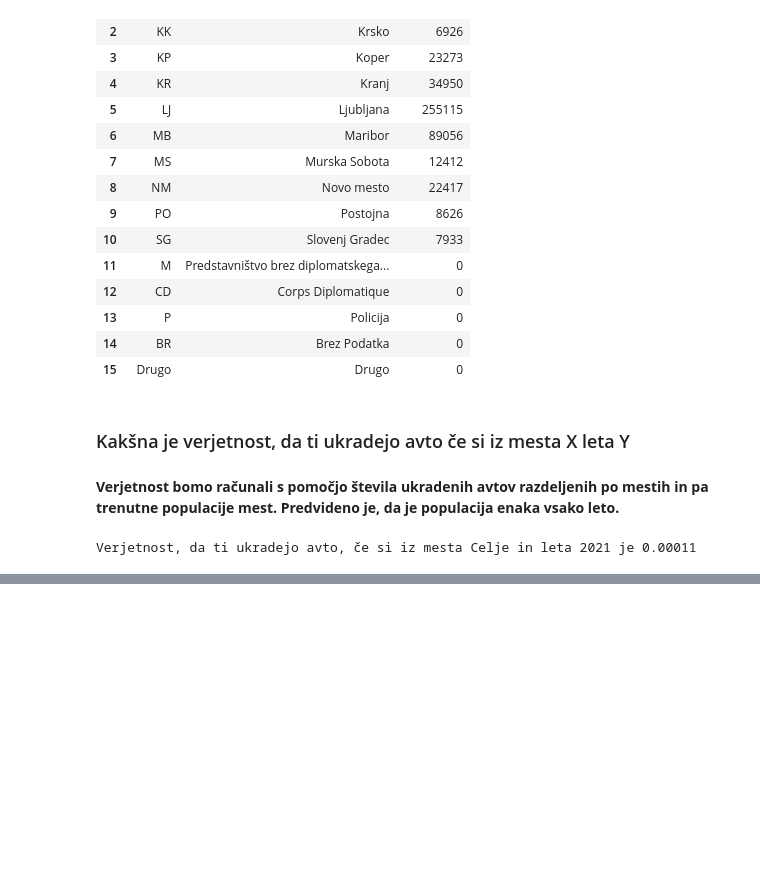
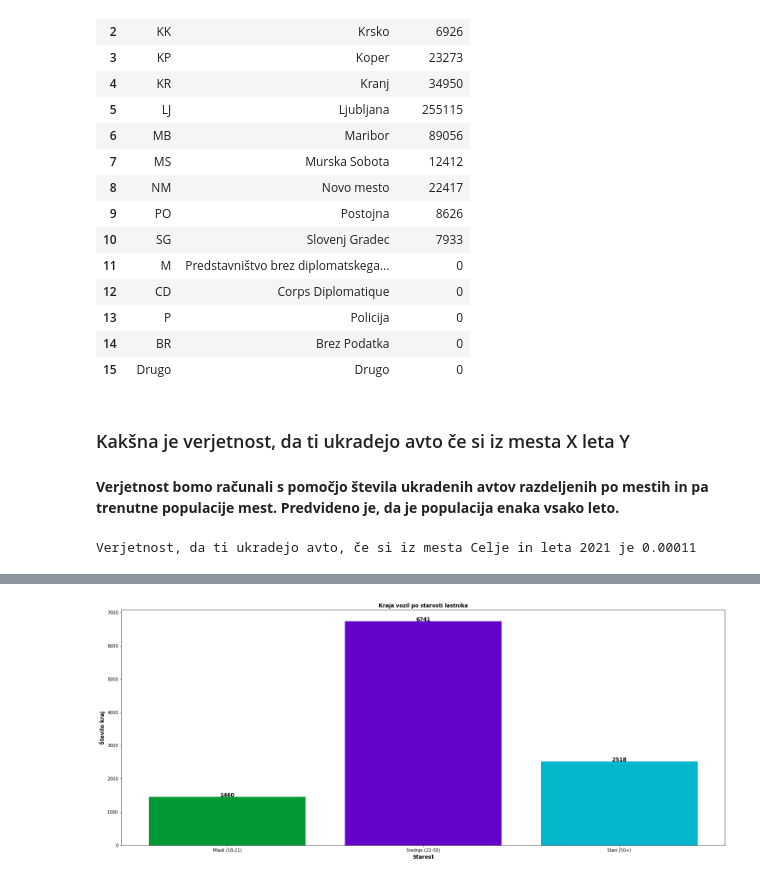
Before and after one commit to MaticBrovc/PR21MBACPB, a Jupyter notebook: seminarska.ipynb, the cells around one changed output, grey strips where cells are left out. Cells and saved outputs as stored; diff of their text form; code cells hidden in the pictures; blank space fills up the shorter version.

Commit message:
Dodana statistika po starosti lastnika in barvi vozila

```diff
--- a/seminarska.ipynb
+++ b/seminarska.ipynb
@@ -509,0 +545,32 @@ Verjetnost, da ti ukradejo avto, če si iz mesta Celje in leta 2021 je 0.00011
+# %%
+statStarost = {
+    "mladi":0,
+    "srednje": 0,
+    "stari": 0
+}
+for x in merged["Status/starost"]:
+    age = getStarost(x)
+    if age != -1:
+        if age <= 21:
+            statStarost["mladi"] += 1
+        elif age >= 22 and age <= 50:
+            statStarost["srednje"] += 1
+        else:
+            statStarost["stari"] += 1
+# %%
+stStarost = [statStarost["mladi"], statStarost["srednje"], statStarost["stari"]]
+b = "#009933"
+# %%
+plt.figure(figsize=(25,10))
+
+plt.bar(range(3), height=(stStarost), tick_label=("Mladi (18-21)", "Srednje (22-50)", "Stari (50+)"), color=(b,n,s))
+for index, value in enumerate(stStarost):
+    plt.text(index, value, str(value), color="black", fontweight="bold", fontsize="large", ha="center")
+
+plt.title("Kraja vozil po starosti lastnika", fontweight="bold", fontsize="large")
+plt.xlabel("Starost", fontweight="bold", fontsize="large")
+plt.ylabel("Število kraj", fontweight="bold", fontsize="large")
+
+plt.show()
+# %% [output]
+[figure, added]
```
Also changed, not shown: parts of 9 cells of this notebook.
